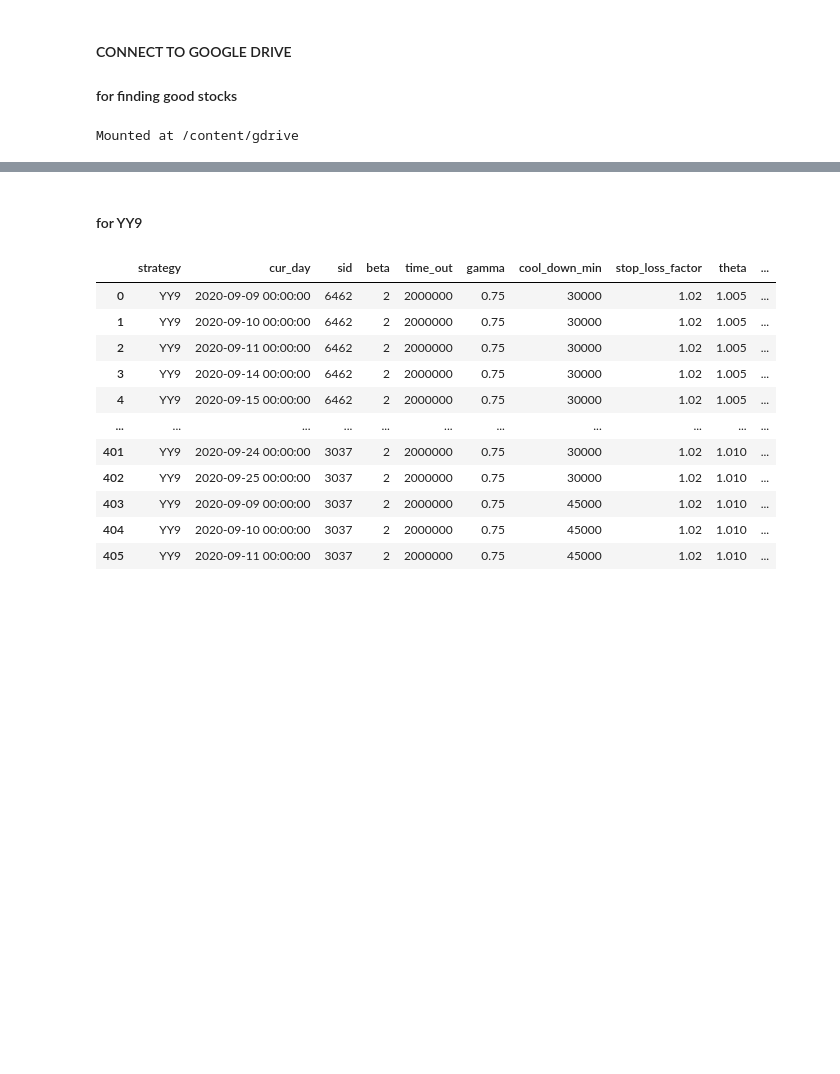
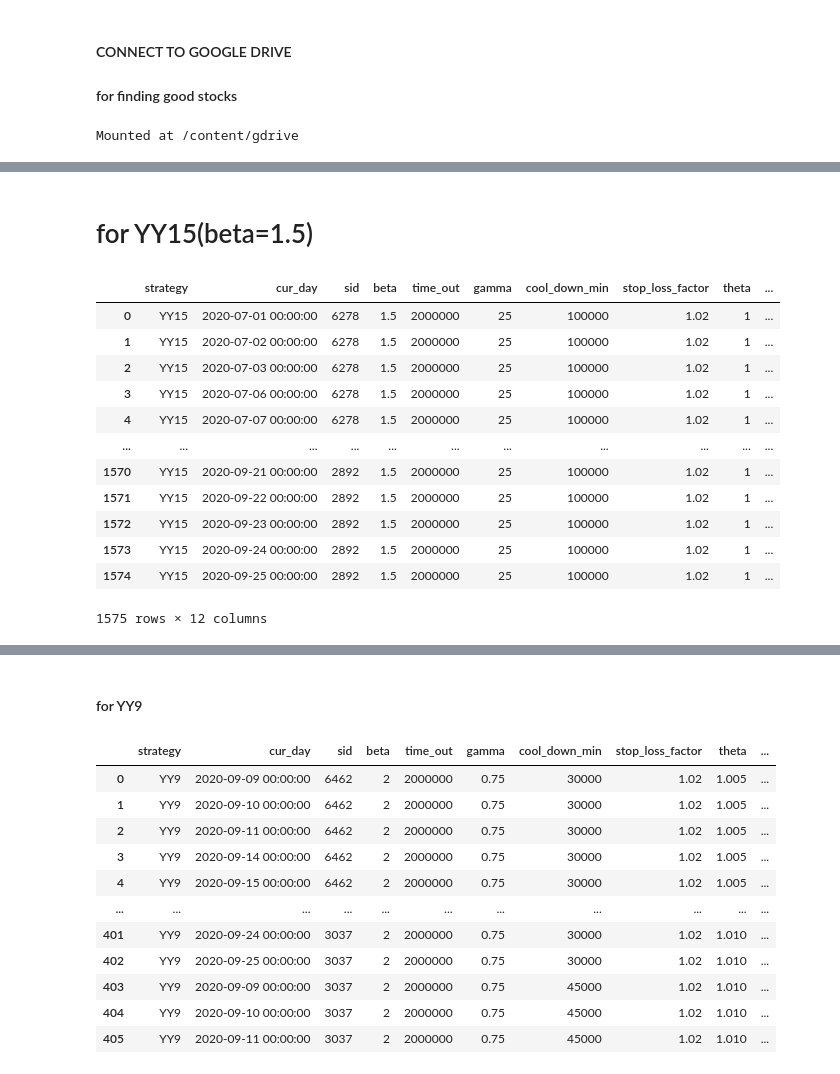
Before and after one commit to ken32293355/vsense, a Jupyter notebook: yt/analysis_result.ipynb, the cells around one changed output, grey strips where cells are left out. Cells and saved outputs as stored; diff of their text form; code cells hidden in the pictures; blank space fills up the shorter version.

```diff
--- a/yt/analysis_result.ipynb
+++ b/yt/analysis_result.ipynb
@@ -87,0 +89,20 @@ sorted(return_array, key=get_return)[::-1]
+# %% [markdown]
+# for YY15(beta=1.5)
+# %%
+res_df_YY15 = pd.read_csv("../result_YY15_beta1.5_1007.csv", names = names)
+# %%
+res_df_YY15
+# %% [output]
+|  | strategy | cur_day | sid | beta | time_out | gamma | cool_down_min | stop_loss_factor | theta | ... |
+| 0 | YY15 | 2020-07-01 00:00:00 | 6278 | 1.5 | 2000000 | 25 | 100000 | 1.02 | 1 | ... |
+| 1 | YY15 | 2020-07-02 00:00:00 | 6278 | 1.5 | 2000000 | 25 | 100000 | 1.02 | 1 | ... |
+| 2 | YY15 | 2020-07-03 00:00:00 | 6278 | 1.5 | 2000000 | 25 | 100000 | 1.02 | 1 | ... |
+| 3 | YY15 | 2020-07-06 00:00:00 | 6278 | 1.5 | 2000000 | 25 | 100000 | 1.02 | 1 | ... |
+| 4 | YY15 | 2020-07-07 00:00:00 | 6278 | 1.5 | 2000000 | 25 | 100000 | 1.02 | 1 | ... |
+| ... | ... | ... | ... | ... | ... | ... | ... | ... | ... | ... |
+| 1570 | YY15 | 2020-09-21 00:00:00 | 2892 | 1.5 | 2000000 | 25 | 100000 | 1.02 | 1 | ... |
+| 1571 | YY15 | 2020-09-22 00:00:00 | 2892 | 1.5 | 2000000 | 25 | 100000 | 1.02 | 1 | ... |
+| 1572 | YY15 | 2020-09-23 00:00:00 | 2892 | 1.5 | 2000000 | 25 | 100000 | 1.02 | 1 | ... |
+| 1573 | YY15 | 2020-09-24 00:00:00 | 2892 | 1.5 | 2000000 | 25 | 100000 | 1.02 | 1 | ... |
+| 1574 | YY15 | 2020-09-25 00:00:00 | 2892 | 1.5 | 2000000 | 25 | 100000 | 1.02 | 1 | ... |
+1575 rows × 12 columns
```
Also changed, not shown: parts of 80 cells of this notebook.
